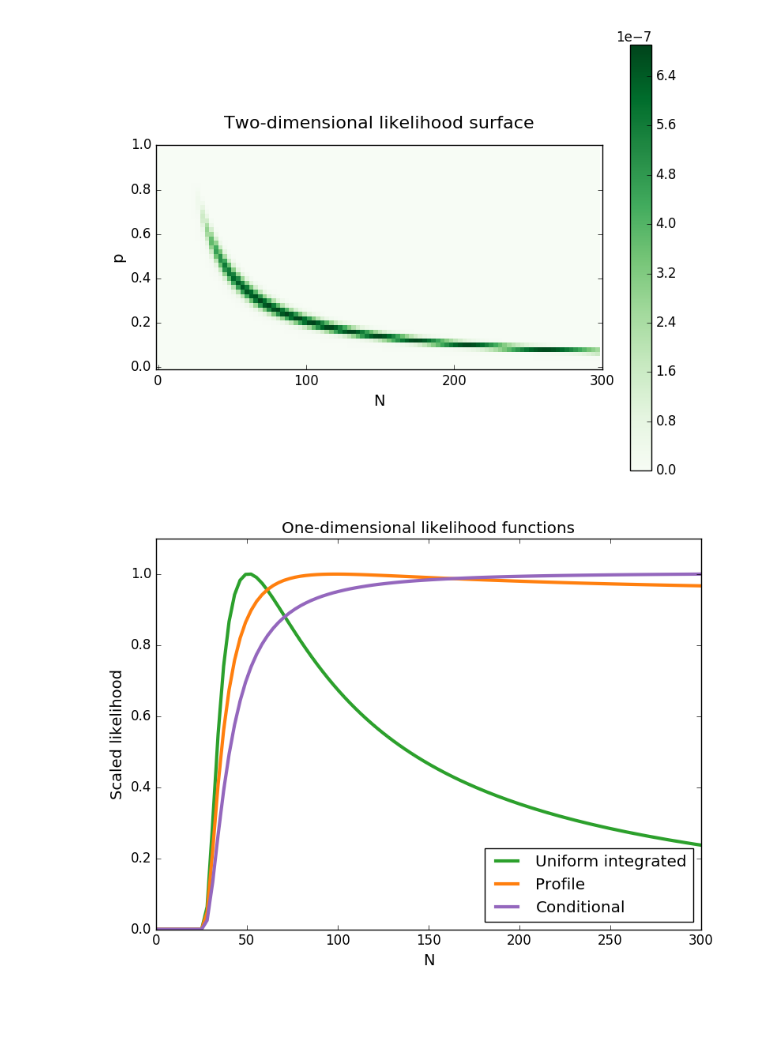
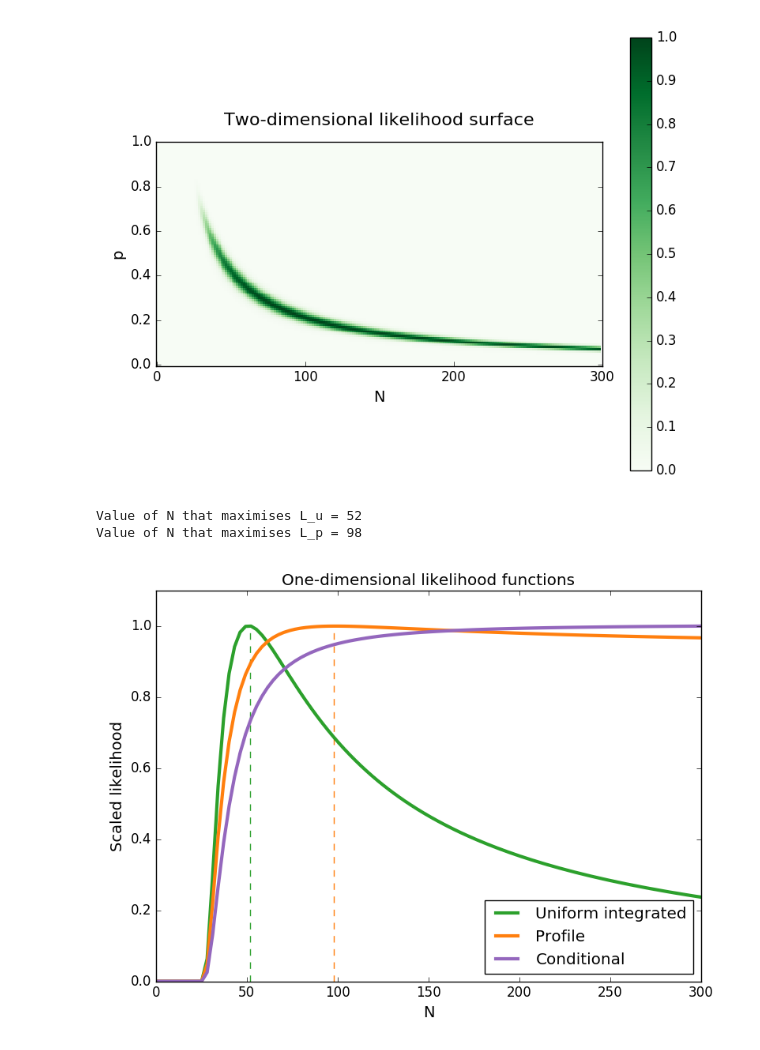
Before and after one commit to gregoryross/Walkthroughs, a Jupyter notebook: Integrated_Likelihoods/Integrated_Likelihood_Comparison.ipynb, the cells around one changed output. Drawn from its saved outputs; the diff is of its cells as text; code cells hidden in the pictures; blank space fills up the shorter version.

```diff
--- a/Integrated_Likelihoods/Integrated_Likelihood_Comparison.ipynb
+++ b/Integrated_Likelihoods/Integrated_Likelihood_Comparison.ipynb
@@ -28,26 +28,35 @@ L = np.zeros((len(N),len(p)))
 for i in range(len(N)):
     for j in range(len(p)):
         L[i,j] = likelihood(s,N[i],p[j])
+# %%
+N = np.linspace(1,300,200)
+p = np.linspace(0,1,100)
+L = np.zeros((len(N),len(p)))
+
+for i in range(len(N)):
+    for j in range(len(p)):
+        L[i,j] = likelihood(s,N[i],p[j])
+
+L = L/L.max()
 # %%
 fig,ax = plt.subplots()
 
 cax = ax.matshow(L.T,cmap=plt.cm.Greens,interpolation='none',origin='lower')
 c = fig.colorbar(cax,ax=ax)
 ax.xaxis.set_ticks_position('bottom')
-ax.set_xticks(np.arange(0,100,33.33333))
+ax.set_xticks(np.arange(0,200,66.66666666666))
 ax.set_xticklabels(range(0,310,100))
-
-ax.set_yticks(range(0,60,10))
+ax.set_yticks(range(0,110,20))
 ax.set_yticklabels(np.arange(0,1.2,0.2))
 ax.set_xlabel('N',fontsize=14)
 ax.set_ylabel('p',fontsize=14)
 ax.set_title('Two-dimensional likelihood surface',fontsize=16)
 
 plt.tight_layout()
 plt.savefig('2D_Likelihood.png', format='png')
 Image('2D_Likelihood.png')
 # %% [output]
-[figure, old version]
+[figure, new version]
 # %%
 def chooseln(N, k):
       return special.gammaln(N+1) - special.gammaln(N-k+1) - special.gammaln(k+1)
@@ -93,6 +102,15 @@ for i in range(len(N)):
 L_p = L_p/L_p.max()
 L_c = L_c/L_c.max()
 L_u = L_u/L_u.max()
+
+argmax_Lu = np.round(N[np.where(L_u == L_u.max())[0][0]])
+argmax_Lp = np.round(N[np.where(L_p == L_p.max())[0][0]])
+
+print 'Value of N that maximises L_u = {0}'.format(int(argmax_Lu))
+print 'Value of N that maximises L_p = {0}'.format(int(argmax_Lp))
+# %% [output]
+Value of N that maximises L_u = 52
+Value of N that maximises L_p = 98
 # %%
 # These are the "Tableau" colors as RGB. I've chosen my faves.
 # In order: blue, green, purple, orange.
@@ -104,7 +122,9 @@ for i in range(len(tableau4)):
 
 plt.clf()
 plt.plot(N,L_u,linewidth=3,color=tableau4[1])
+plt.vlines(x=argmax_Lu,ymin=0,ymax=1,color=tableau4[1],linestyle='--')
 plt.plot(N,L_p,linewidth=3,color=tableau4[3])
+plt.vlines(x=argmax_Lp,ymin=0,ymax=1,color=tableau4[3],linestyle='--')
 plt.plot(N,L_c,linewidth=3,color=tableau4[2])
 
 plt.ylim((0,1.1))
@@ -117,4 +137,4 @@ plt.tight_layout()
 plt.savefig('1D_likelihoods.png',format='png')
 Image('1D_likelihoods.png')
 # %% [output]
-[figure, old version]
+[figure, new version]
```
Also changed, not shown: 2 other files.
